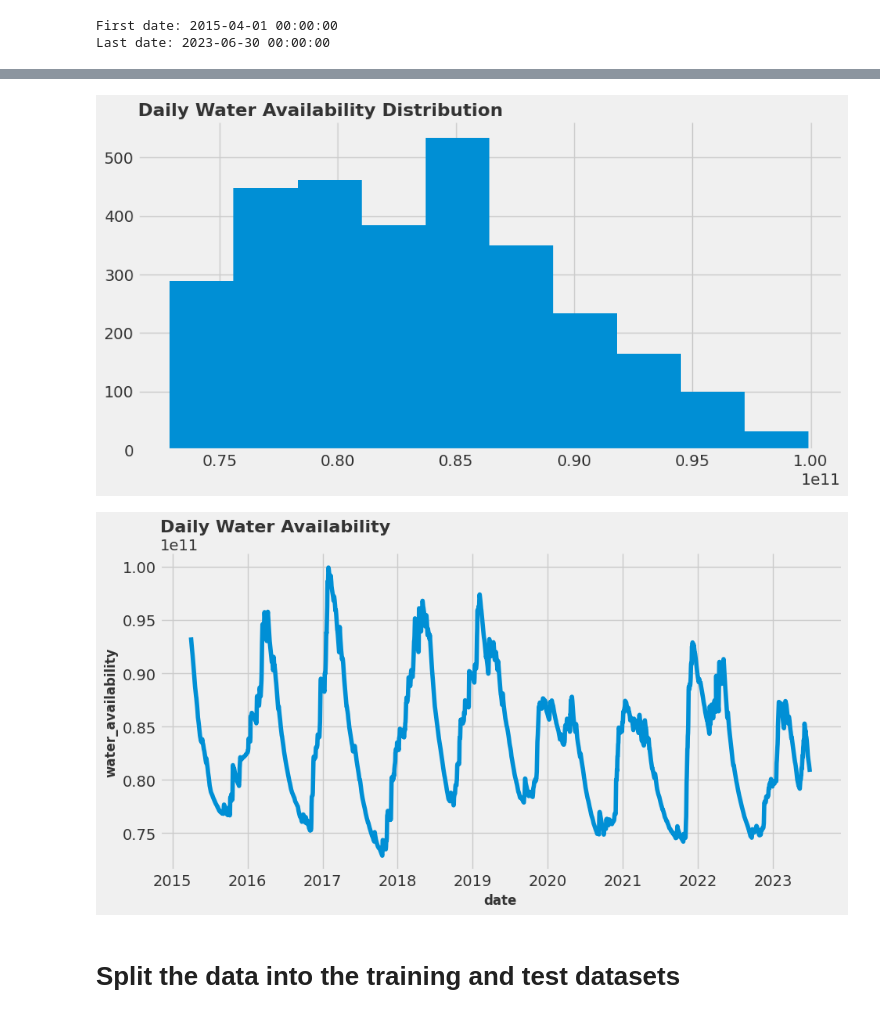
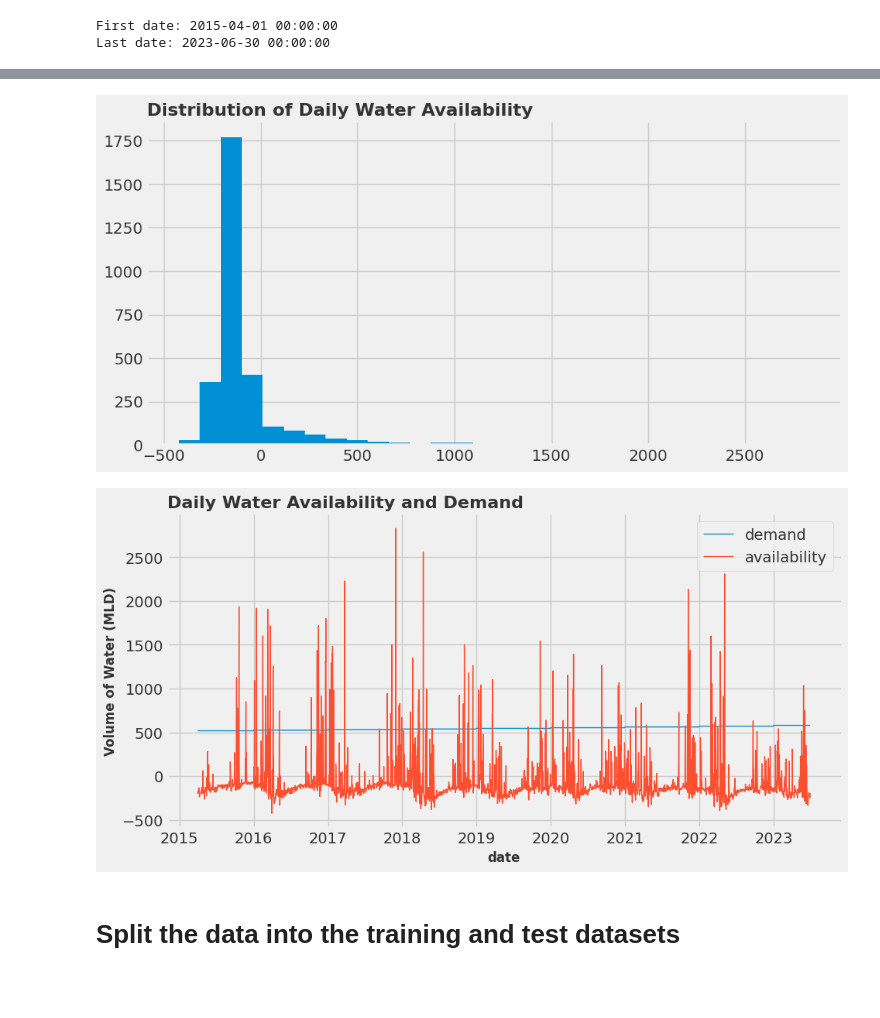
Before and after one commit to argishh/AlgeriaBhopal_WaterManagementandForecasting, a Jupyter notebook: src/Task3_Preprocessing/notebooks/preprocessing_algeria_MihoRosenberg.ipynb, the cells around one changed output, grey strips where cells are left out. Saved outputs shown, nothing was run; the diff lists cells and outputs as text; code cells hidden in the pictures; blank space fills up the shorter version.

Commit message:
[UPDATE] Modified 'water_availability' calculation

```diff
--- a/src/Task3_Preprocessing/notebooks/preprocessing_algeria_MihoRosenberg.ipynb
+++ b/src/Task3_Preprocessing/notebooks/preprocessing_algeria_MihoRosenberg.ipynb
@@ -164,6 +249,10 @@ dtype: int64
 gfs_df.duplicated().sum()
 # %% [output]
 0
+# %%
+# The mean of 'temperature_2m_above_ground' is 576430272495755.125. There should be erronulous value(s)
+avg_temp_may_2018 = gfs_df[(gfs_df['date'] >= '2018-01-01') & (gfs_df['date'] <= '2018-01-31')]['temperature_2m_above_ground'].mean()
+gfs_df.loc[gfs_df['temperature_2m_above_ground'] >= 576430272495755.125, 'temperature_2m_above_ground'] = avg_temp_may_2018
 # %% [markdown]
 ## **Load GLDAS Dataset**
 # %% [markdown]
@@ -315,8 +416,8 @@ Population:  1950-12-31 00:00:00 2035-12-31 00:00:00
 # %% [markdown]
 ### Check missing dates
 # %%
-gfs_df.sort_values('date', inplace=True)
-print("Date Range in GFS")
-print(gfs_df['date'].min())
-print(gfs_df['date'].max())
+open_df.sort_values('date', inplace=True)
+print("Date Range in OpenMeteo")
+print(open_df['date'].min())
+print(open_df['date'].max())
 # %% [output]
@@ -439,0 +550,3 @@ df.head(3)
+# %%
+df = pd.merge(open_df, df, on='date', how='inner' )
+df.head(3)
@@ -563,14 +718,21 @@ $$Daily Water Availability in Algeria (Liters) = Daily Water Demand in Algeria (
 # %%
+# Set constants
+water_supply= 490
 # Set the total lake and reservoir area to lake_reservoir_area
-lake_reservoir_area = 100.4
-
+total_dam_area = 75.63
 # Water demand'
-daily_water_demand_per_capita = 225
+daily_water_demand_lcd = 200
+# A day in second
+day_in_sec = 86400
 
 # Calculate daily water volume in liter
-daily_water_volume = lake_reservoir_area * df['TWS_tavg'] * 10**(-6) * 10**(12)
-daily_water_demand = daily_water_demand_per_capita * df['population']
-df['water_availability'] = daily_water_volume - daily_water_demand
+precipitation_mld = total_dam_area * df['precipitation_sum (mm)']
+evapotranspiration_mld = total_dam_area * 10**6 * (df['Evap_tavg'] * day_in_sec * 10**(-6))
+runoff_mld = total_dam_area * 10**6 * (df['Qs_tavg'] * day_in_sec * 10**(-6))
+delta = precipitation_mld - evapotranspiration_mld - runoff_mld
+daily_water_volume = water_supply + delta
+daily_water_demand_mld = daily_water_demand_lcd * df['population'] * 10**(-6)
+df['water_availability'] = daily_water_volume - daily_water_demand_mld
 # %%
 df.describe().T
 # %% [output]
@@ -594,13 +756,16 @@ df.describe().T
 # %%
-plt.title('Daily Water Availability Distribution')
-df['water_availability'].hist();
+plt.title("Distribution of Daily Water Availability")
+df['water_availability'].hist(bins=30);
 # %% [output]
-[figure, old version]
+[figure, new version]
 # %%
-plt.title('Daily Water Availability')
-sns.lineplot(x=df['date'], y=df['water_availability']);
+plt.title("Daily Water Availability and Demand")
+sns.lineplot(x=df['date'], y=daily_water_demand_mld, linewidth=1, label='demand')
+sns.lineplot(x=df['date'], y=df['water_availability'], linewidth=1, label='availability')
+plt.ylabel("Volume of Water (MLD)")
+plt.legend();
 # %% [output]
-[figure, old version]
+[figure, new version]
 # %%
 # Save the dataframe
 file = os.path.join(final_data_directory, "GLDAS_GFS_population_Algeria_2015_2023_final.csv")
```
Also changed, not shown: parts of 33 cells of this notebook.
